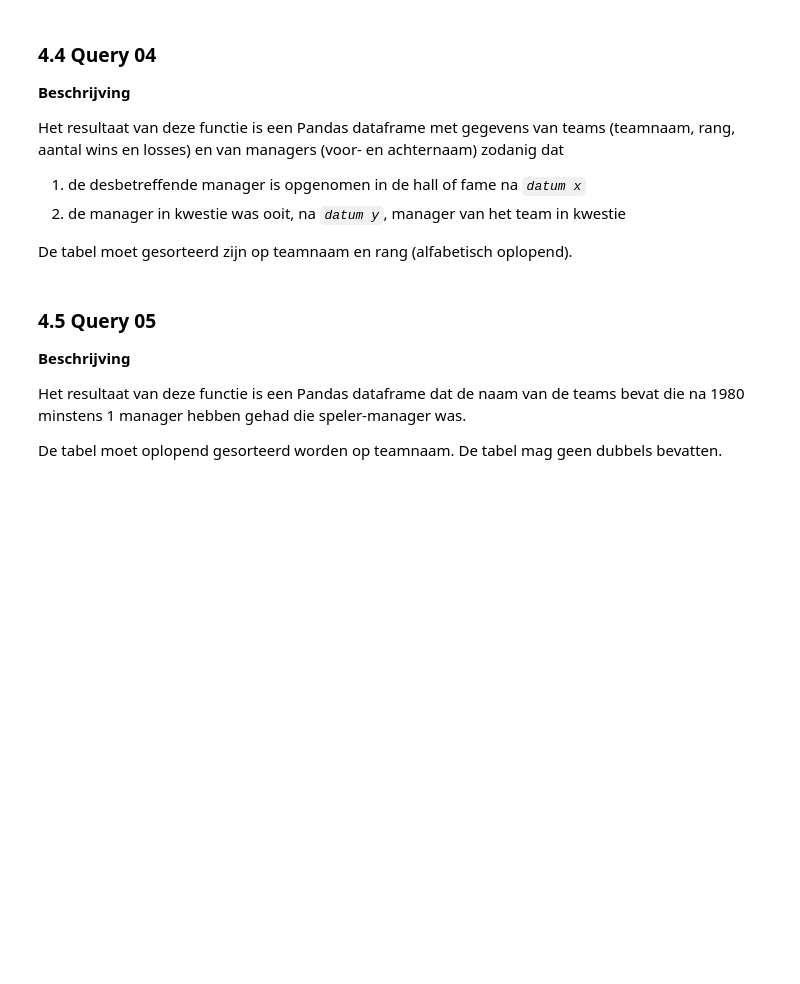
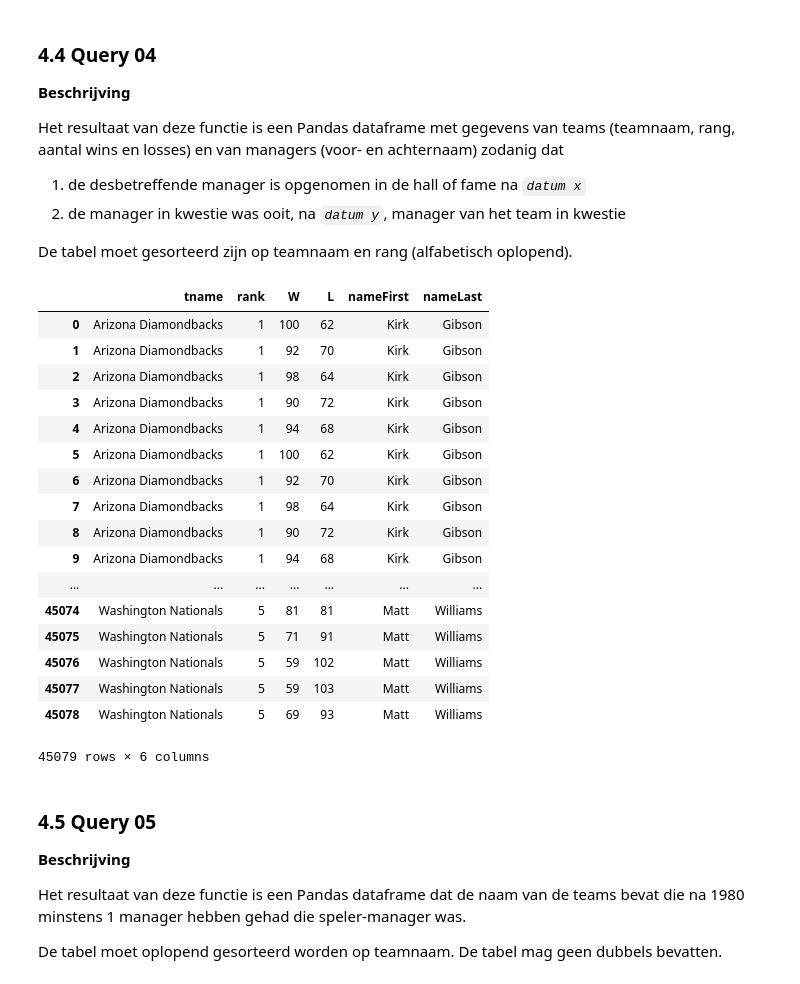
Before and after one commit to sarahjoseph321/DEEL4_Gegevensbanken, a Jupyter notebook: assignment.ipynb, the cells around one changed output. Cells and saved outputs as stored; diff of their text form; code cells hidden in the pictures; blank space fills up the shorter version.

```diff
--- a/assignment.ipynb
+++ b/assignment.ipynb
@@ -88,3 +90,5 @@ def res_to_df(query_result, column_names):
     """
     df = pd.DataFrame(query_result, columns=column_names)
     return df
+# %%
+connection = verbind_met_GB("root", "localhost", "lahman2016")
@@ -254,15 +324,41 @@ De tabel moet gesorteerd zijn op teamnaam en rang (alfabetisch oplopend).
 # %%
 def query_04(connection, column_names, datum_x='1980-01-01', datum_y='1980-01-01'):
     # Bouw je query
     query="""
-    MAAK QUERY HIER
-    """
+            SELECT t.name, t.Rank, t.W, t.L, ma.nameFirst, ma.nameLast
+            FROM Managers as m
+                JOIN HallOfFame as h ON m.playerID = h.playerID
+                JOIN Teams as t ON m.teamID = t.teamID
+                JOIN MASTER as ma ON m.playerID = ma.playerID
+            WHERE h.YearID > '{}' AND t.yearID > '{}'
+            ORDER BY t.name, t.rank
+    """.format(datum_x,datum_y)
 
     # Stap 2 & 3
     res = run_query(connection, query)         # Query uitvoeren
     df = res_to_df(res, column_names)          # Query in DataFrame brengen
 
     return df
+query_04(connection,col_names['query_04'] )
+# %% [output]
+|  | tname | rank | W | L | nameFirst | nameLast |
+| 0 | Arizona Diamondbacks | 1 | 100 | 62 | Kirk | Gibson |
+| 1 | Arizona Diamondbacks | 1 | 92 | 70 | Kirk | Gibson |
+| 2 | Arizona Diamondbacks | 1 | 98 | 64 | Kirk | Gibson |
+| 3 | Arizona Diamondbacks | 1 | 90 | 72 | Kirk | Gibson |
+| 4 | Arizona Diamondbacks | 1 | 94 | 68 | Kirk | Gibson |
+| 5 | Arizona Diamondbacks | 1 | 100 | 62 | Kirk | Gibson |
+| 6 | Arizona Diamondbacks | 1 | 92 | 70 | Kirk | Gibson |
+| 7 | Arizona Diamondbacks | 1 | 98 | 64 | Kirk | Gibson |
+| 8 | Arizona Diamondbacks | 1 | 90 | 72 | Kirk | Gibson |
+| 9 | Arizona Diamondbacks | 1 | 94 | 68 | Kirk | Gibson |
+| ... | ... | ... | ... | ... | ... | ... |
+| 45074 | Washington Nationals | 5 | 81 | 81 | Matt | Williams |
+| 45075 | Washington Nationals | 5 | 71 | 91 | Matt | Williams |
+| 45076 | Washington Nationals | 5 | 59 | 102 | Matt | Williams |
+| 45077 | Washington Nationals | 5 | 59 | 103 | Matt | Williams |
+| 45078 | Washington Nationals | 5 | 69 | 93 | Matt | Williams |
+45079 rows × 6 columns
 # %% [markdown]
 ### 4.5 Query 05
 
```
Also changed, not shown: parts of 11 cells of this notebook, 2 other files.
